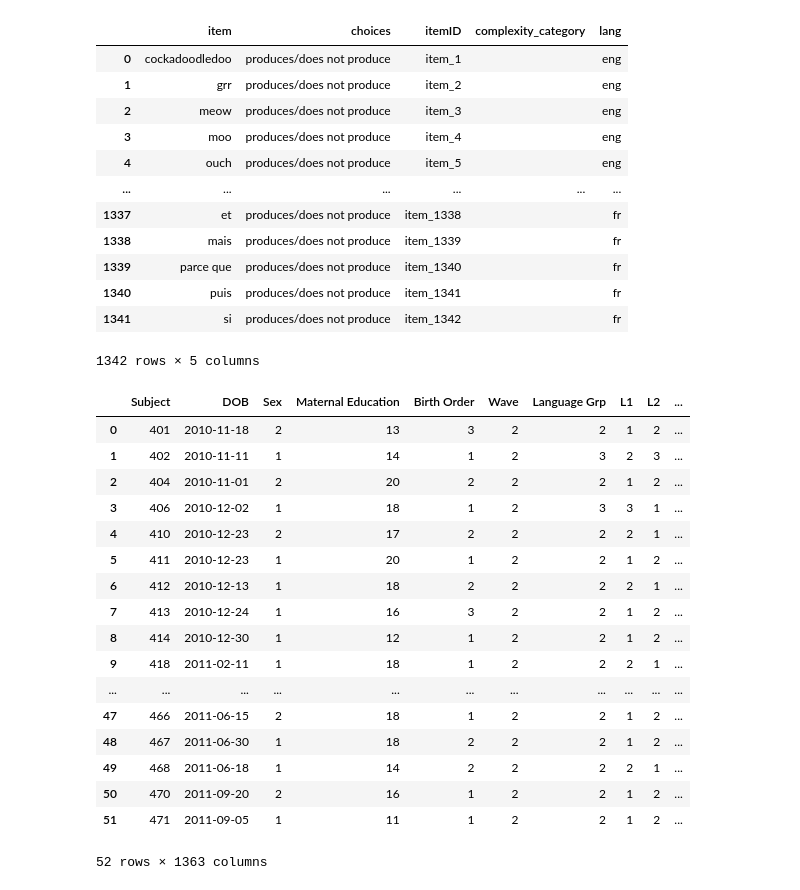
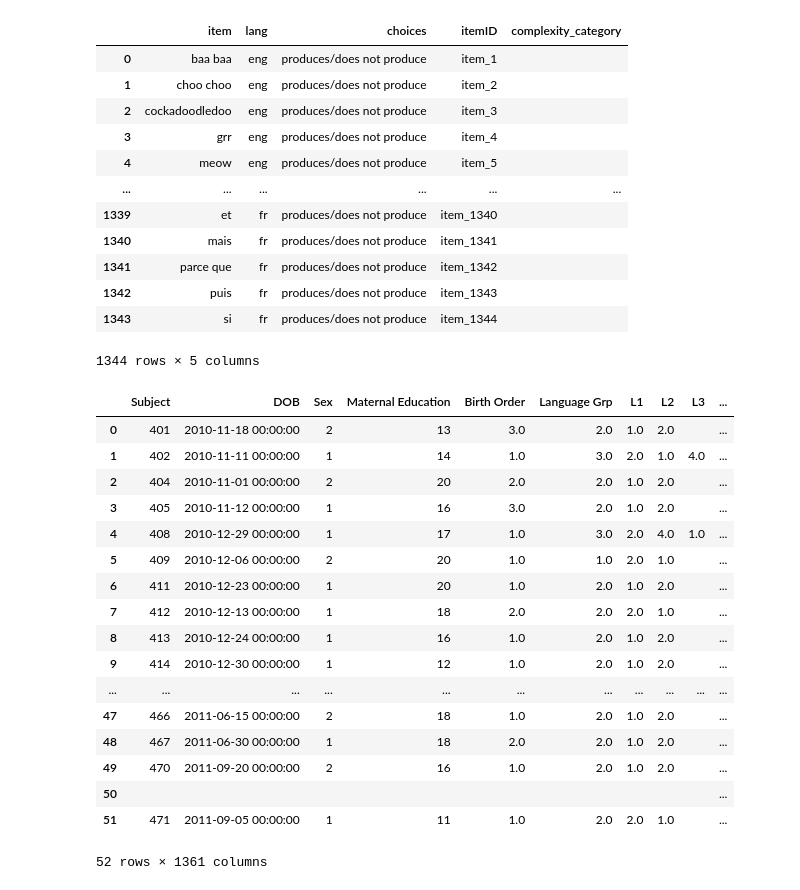
Before and after one commit to ningkko/Bilingualism_ChildASR, a Jupyter notebook: biling_data/french/to_item_data_format_french.ipynb, the cells around one changed output. Cells and saved outputs as stored; diff of their text form; code cells hidden in the pictures.

```diff
--- a/biling_data/french/to_item_data_format_french.ipynb
+++ b/biling_data/french/to_item_data_format_french.ipynb
@@ -2,45 +2,47 @@
 import pandas as pd
 import numpy as np
 # %%
-instruction = pd.read_csv("French_English_2.csv").fillna("")
-data = pd.read_csv("french_english_data_2.csv").fillna("")
+instruction = pd.read_csv("wordbank/French_English_3.csv").fillna("")
+data = pd.read_csv("wordbank/french_english_data_3.csv").fillna("")
 instruction
 # %% [output]
-|  | item | choices | itemID | complexity_category | lang |
-| 0 | cockadoodledoo | produces/does not produce | item_1 |  | eng |
-| 1 | grr | produces/does not produce | item_2 |  | eng |
-| 2 | meow | produces/does not produce | item_3 |  | eng |
-| 3 | moo | produces/does not produce | item_4 |  | eng |
-| 4 | ouch | produces/does not produce | item_5 |  | eng |
+|  | item | lang | choices | itemID | complexity_category |
+| 0 | baa baa | eng | produces/does not produce | item_1 |  |
+| 1 | choo choo | eng | produces/does not produce | item_2 |  |
+| 2 | cockadoodledoo | eng | produces/does not produce | item_3 |  |
+| 3 | grr | eng | produces/does not produce | item_4 |  |
+| 4 | meow | eng | produces/does not produce | item_5 |  |
 | ... | ... | ... | ... | ... | ... |
-| 1337 | et | produces/does not produce | item_1338 |  | fr |
-| 1338 | mais | produces/does not produce | item_1339 |  | fr |
-| 1339 | parce que | produces/does not produce | item_1340 |  | fr |
-| 1340 | puis | produces/does not produce | item_1341 |  | fr |
-| 1341 | si | produces/does not produce | item_1342 |  | fr |
+| 1339 | et | fr | produces/does not produce | item_1340 |  |
+| 1340 | mais | fr | produces/does not produce | item_1341 |  |
+| 1341 | parce que | fr | produces/does not produce | item_1342 |  |
+| 1342 | puis | fr | produces/does not produce | item_1343 |  |
+| 1343 | si | fr | produces/does not produce | item_1344 |  |
-1342 rows × 5 columns
+1344 rows × 5 columns
 # %%
-# data = data[:52]
+## wave 3
+data = data[:52]
+
 data
 # %% [output]
-|  | Subject | DOB | Sex | Maternal Education | Birth Order | Wave | Language Grp | L1 | L2 | ... |
-| 0 | 401 | 2010-11-18 | 2 | 13 | 3 | 2 | 2 | 1 | 2 | ... |
-| 1 | 402 | 2010-11-11 | 1 | 14 | 1 | 2 | 3 | 2 | 3 | ... |
-| 2 | 404 | 2010-11-01 | 2 | 20 | 2 | 2 | 2 | 1 | 2 | ... |
-| 3 | 406 | 2010-12-02 | 1 | 18 | 1 | 2 | 3 | 3 | 1 | ... |
-| 4 | 410 | 2010-12-23 | 2 | 17 | 2 | 2 | 2 | 2 | 1 | ... |
-| 5 | 411 | 2010-12-23 | 1 | 20 | 1 | 2 | 2 | 1 | 2 | ... |
-| 6 | 412 | 2010-12-13 | 1 | 18 | 2 | 2 | 2 | 2 | 1 | ... |
-| 7 | 413 | 2010-12-24 | 1 | 16 | 3 | 2 | 2 | 1 | 2 | ... |
-| 8 | 414 | 2010-12-30 | 1 | 12 | 1 | 2 | 2 | 1 | 2 | ... |
-| 9 | 418 | 2011-02-11 | 1 | 18 | 1 | 2 | 2 | 2 | 1 | ... |
+|  | Subject | DOB | Sex | Maternal Education | Birth Order | Language Grp | L1 | L2 | L3 | ... |
+| 0 | 401 | 2010-11-18 00:00:00 | 2 | 13 | 3.0 | 2.0 | 1.0 | 2.0 |  | ... |
+| 1 | 402 | 2010-11-11 00:00:00 | 1 | 14 | 1.0 | 3.0 | 2.0 | 1.0 | 4.0 | ... |
+| 2 | 404 | 2010-11-01 00:00:00 | 2 | 20 | 2.0 | 2.0 | 1.0 | 2.0 |  | ... |
+| 3 | 405 | 2010-11-12 00:00:00 | 1 | 16 | 3.0 | 2.0 | 1.0 | 2.0 |  | ... |
+| 4 | 408 | 2010-12-29 00:00:00 | 1 | 17 | 1.0 | 3.0 | 2.0 | 4.0 | 1.0 | ... |
+| 5 | 409 | 2010-12-06 00:00:00 | 2 | 20 | 1.0 | 1.0 | 2.0 | 1.0 |  | ... |
+| 6 | 411 | 2010-12-23 00:00:00 | 1 | 20 | 1.0 | 2.0 | 1.0 | 2.0 |  | ... |
+| 7 | 412 | 2010-12-13 00:00:00 | 1 | 18 | 2.0 | 2.0 | 2.0 | 1.0 |  | ... |
+| 8 | 413 | 2010-12-24 00:00:00 | 1 | 16 | 1.0 | 2.0 | 1.0 | 2.0 |  | ... |
+| 9 | 414 | 2010-12-30 00:00:00 | 1 | 12 | 1.0 | 2.0 | 1.0 | 2.0 |  | ... |
 | ... | ... | ... | ... | ... | ... | ... | ... | ... | ... | ... |
-| 47 | 466 | 2011-06-15 | 2 | 18 | 1 | 2 | 2 | 1 | 2 | ... |
-| 48 | 467 | 2011-06-30 | 1 | 18 | 2 | 2 | 2 | 1 | 2 | ... |
-| 49 | 468 | 2011-06-18 | 1 | 14 | 2 | 2 | 2 | 2 | 1 | ... |
-| 50 | 470 | 2011-09-20 | 2 | 16 | 1 | 2 | 2 | 1 | 2 | ... |
-| 51 | 471 | 2011-09-05 | 1 | 11 | 1 | 2 | 2 | 1 | 2 | ... |
+| 47 | 466 | 2011-06-15 00:00:00 | 2 | 18 | 1.0 | 2.0 | 1.0 | 2.0 |  | ... |
+| 48 | 467 | 2011-06-30 00:00:00 | 1 | 18 | 2.0 | 2.0 | 1.0 | 2.0 |  | ... |
+| 49 | 470 | 2011-09-20 00:00:00 | 2 | 16 | 1.0 | 2.0 | 1.0 | 2.0 |  | ... |
+| 50 |  |  |  |  |  |  |  |  |  | ... |
+| 51 | 471 | 2011-09-05 00:00:00 | 1 | 11 | 1.0 | 2.0 | 2.0 | 1.0 |  | ... |
-52 rows × 1363 columns
+52 rows × 1361 columns
 # %%
 def m(x):
     if not x:
```
Also changed, not shown: parts of 13 cells of this notebook, 22 other files.
